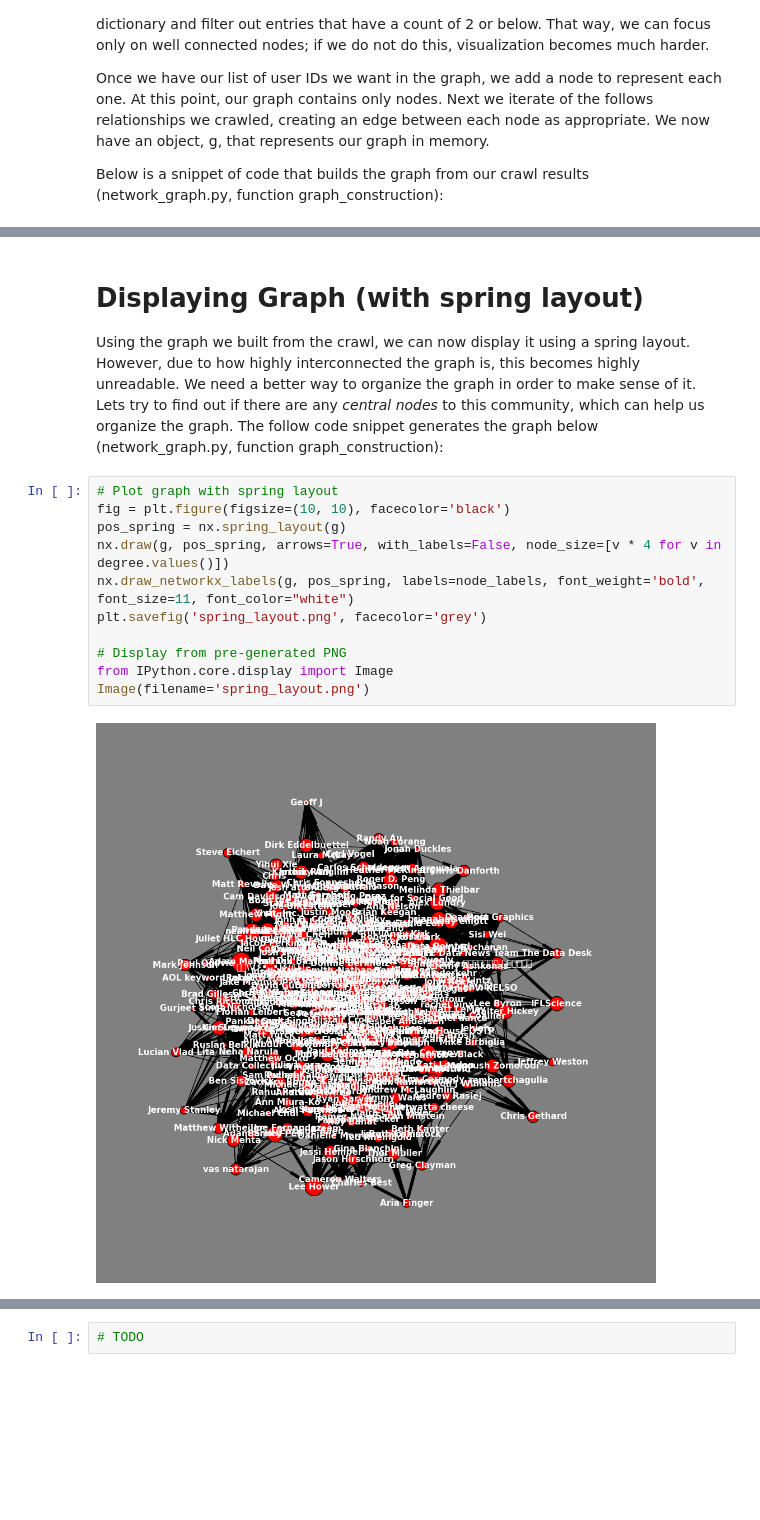
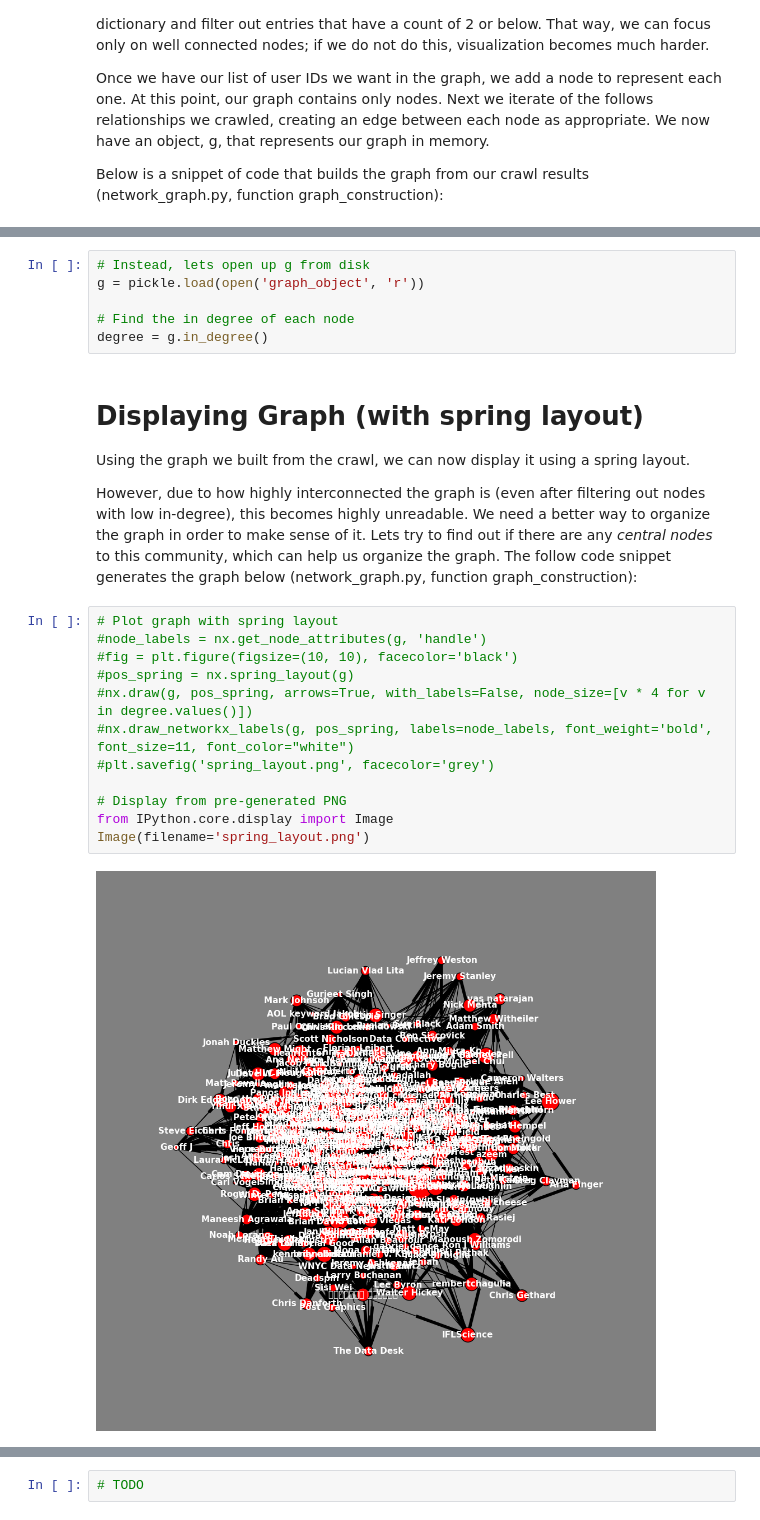
Before and after one commit to jquacinella/IS609_Group, a Jupyter notebook: GraphTheory/Graph Theory - Social Networking.ipynb, the cells around one changed output, grey strips where cells are left out. Cells and saved outputs as stored; diff of their text form; blank space fills up the shorter version.

Commit message:
Updating list of central nodes in notebook; also committing code to commit graph object via pickle to be used by notebook; updated images as well

```diff
--- a/GraphTheory/Graph Theory - Social Networking.ipynb
+++ b/GraphTheory/Graph Theory - Social Networking.ipynb
@@ -186,20 +190,29 @@ degree = g.in_degree()
+# %%
+# Instead, lets open up g from disk
+g = pickle.load(open('graph_object', 'r'))
+
+# Find the in degree of each node
+degree = g.in_degree()
 # %% [markdown]
 # Displaying Graph (with spring layout)
 
-Using the graph we built from the crawl, we can now display it using a spring layout. However, due to how highly interconnected the graph is, this becomes highly unreadable. We need a better way to organize the graph in order to make sense of it. Lets try to find out if there are any *central nodes* to this community, which can help us organize the graph. The follow code snippet generates the graph below (network_graph.py, function graph_construction):
+Using the graph we built from the crawl, we can now display it using a spring layout.
+
+However, due to how highly interconnected the graph is (even after filtering out nodes with low in-degree), this becomes highly unreadable. We need a better way to organize the graph in order to make sense of it. Lets try to find out if there are any *central nodes* to this community, which can help us organize the graph. The follow code snippet generates the graph below (network_graph.py, function graph_construction):
 # %%
 # Plot graph with spring layout
-fig = plt.figure(figsize=(10, 10), facecolor='black')
-pos_spring = nx.spring_layout(g)
-nx.draw(g, pos_spring, arrows=True, with_labels=False, node_size=[v * 4 for v in degree.values()])
-nx.draw_networkx_labels(g, pos_spring, labels=node_labels, font_weight='bold', font_size=11, font_color="white")
-plt.savefig('spring_layout.png', facecolor='grey')
+#node_labels = nx.get_node_attributes(g, 'handle')
+#fig = plt.figure(figsize=(10, 10), facecolor='black')
+#pos_spring = nx.spring_layout(g)
+#nx.draw(g, pos_spring, arrows=True, with_labels=False, node_size=[v * 4 for v in degree.values()])
+#nx.draw_networkx_labels(g, pos_spring, labels=node_labels, font_weight='bold', font_size=11, font_color="white")
+#plt.savefig('spring_layout.png', facecolor='grey')
 
 # Display from pre-generated PNG
 from IPython.core.display import Image
 Image(filename='spring_layout.png')
 # %% [output]
-[figure, old version]
+[figure, new version]
 # %% [markdown]
 # Graph Centrality
 
```
Also changed, not shown: parts of 12 cells of this notebook, 5 other files.
